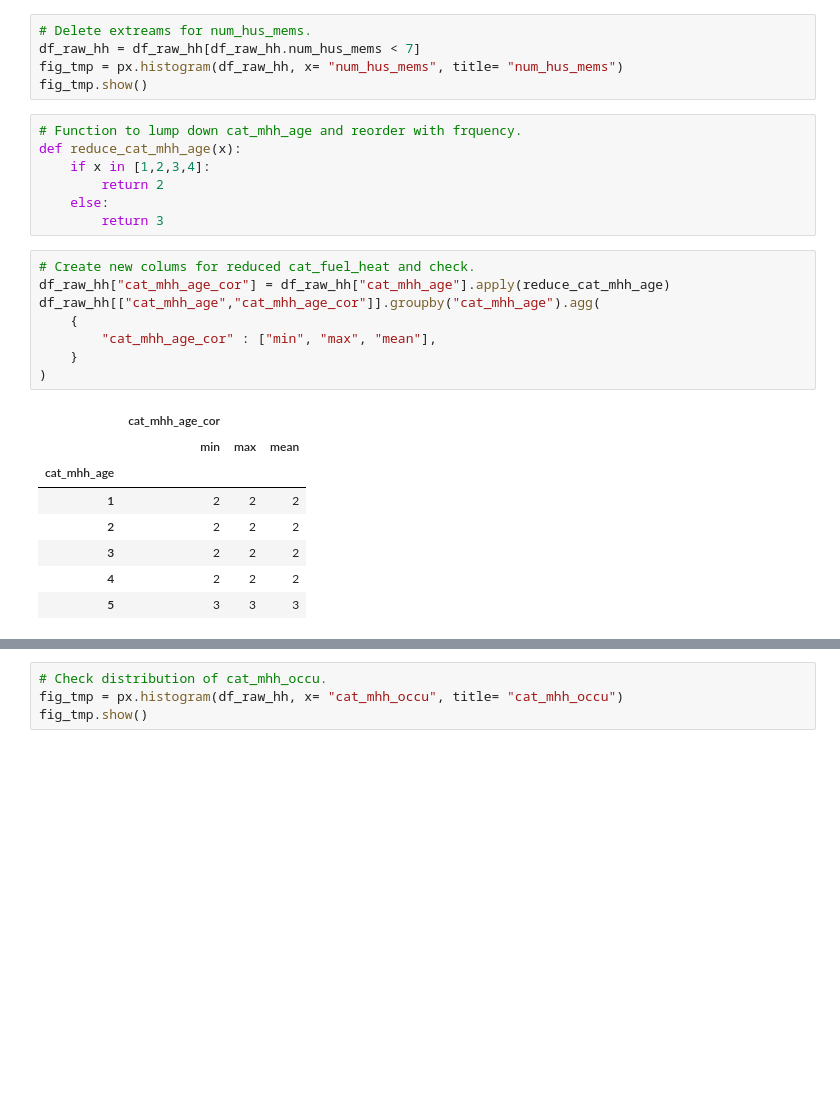
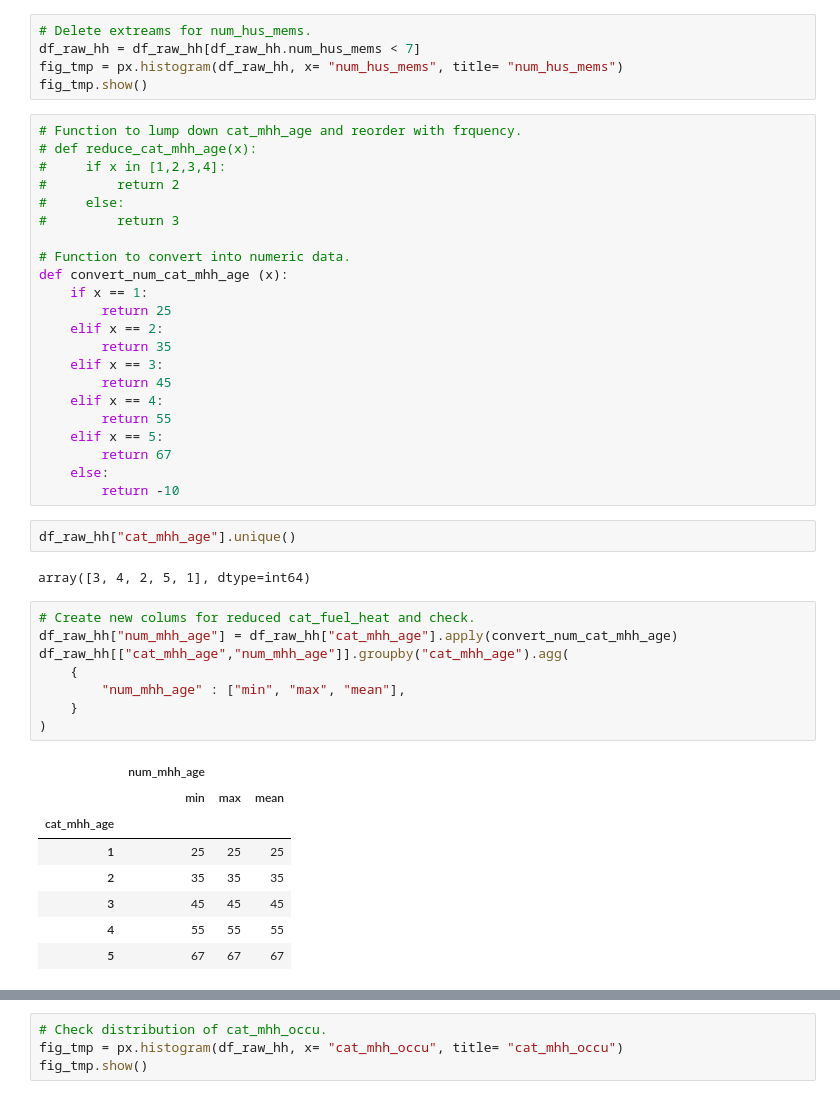
Before and after one commit to ayokariks/EDA-Project, a Jupyter notebook: Python/sKor_data_postProcess_2016.ipynb, the cells around one changed output, grey strips where cells are left out. Cells and saved outputs as stored; diff of their text form; blank space fills up the shorter version.

Commit message:
Finalizing data cleaning

```diff
--- a/Python/sKor_data_postProcess_2016.ipynb
+++ b/Python/sKor_data_postProcess_2016.ipynb
@@ -459,25 +459,44 @@ fig_tmp = px.histogram(df_raw_hh, x= "num_hus_mems", title= "num_hus_mems")
 fig_tmp.show()
 # %%
 # Function to lump down cat_mhh_age and reorder with frquency.
-def reduce_cat_mhh_age(x):
-    if x in [1,2,3,4]:
-        return 2
+# def reduce_cat_mhh_age(x):
+#     if x in [1,2,3,4]:
+#         return 2
+#     else:
+#         return 3
+
+# Function to convert into numeric data.
+def convert_num_cat_mhh_age (x):
+    if x == 1:
+        return 25
+    elif x == 2:
+        return 35
+    elif x == 3:
+        return 45
+    elif x == 4:
+        return 55
+    elif x == 5:
+        return 67
     else:
-        return 3
+        return -10
+# %%
+df_raw_hh["cat_mhh_age"].unique()
+# %% [output]
+array([3, 4, 2, 5, 1], dtype=int64)
 # %%
 # Create new colums for reduced cat_fuel_heat and check.
-df_raw_hh["cat_mhh_age_cor"] = df_raw_hh["cat_mhh_age"].apply(reduce_cat_mhh_age)
-df_raw_hh[["cat_mhh_age","cat_mhh_age_cor"]].groupby("cat_mhh_age").agg(
+df_raw_hh["num_mhh_age"] = df_raw_hh["cat_mhh_age"].apply(convert_num_cat_mhh_age)
+df_raw_hh[["cat_mhh_age","num_mhh_age"]].groupby("cat_mhh_age").agg(
     {
-        "cat_mhh_age_cor" : ["min", "max", "mean"],
+        "num_mhh_age" : ["min", "max", "mean"],
     }
 )
 # %% [output]
-|  | cat_mhh_age_cor |  |  |
+|  | num_mhh_age |  |  |
 |  | min | max | mean |
 | cat_mhh_age |  |  |  |
-| 1 | 2 | 2 | 2 |
-| 2 | 2 | 2 | 2 |
-| 3 | 2 | 2 | 2 |
-| 4 | 2 | 2 | 2 |
-| 5 | 3 | 3 | 3 |
+| 1 | 25 | 25 | 25 |
+| 2 | 35 | 35 | 35 |
+| 3 | 45 | 45 | 45 |
+| 4 | 55 | 55 | 55 |
+| 5 | 67 | 67 | 67 |
```
Also changed, not shown: parts of 10 cells of this notebook, 9 other files.
